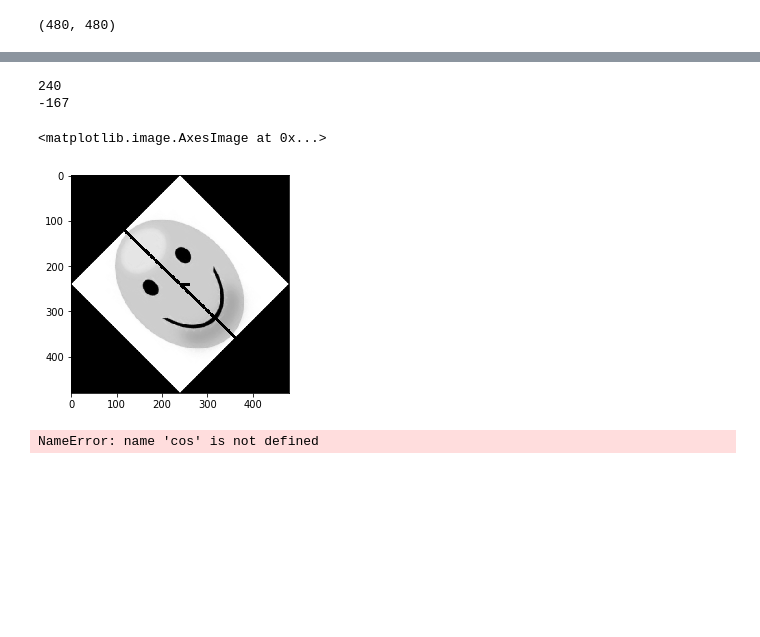
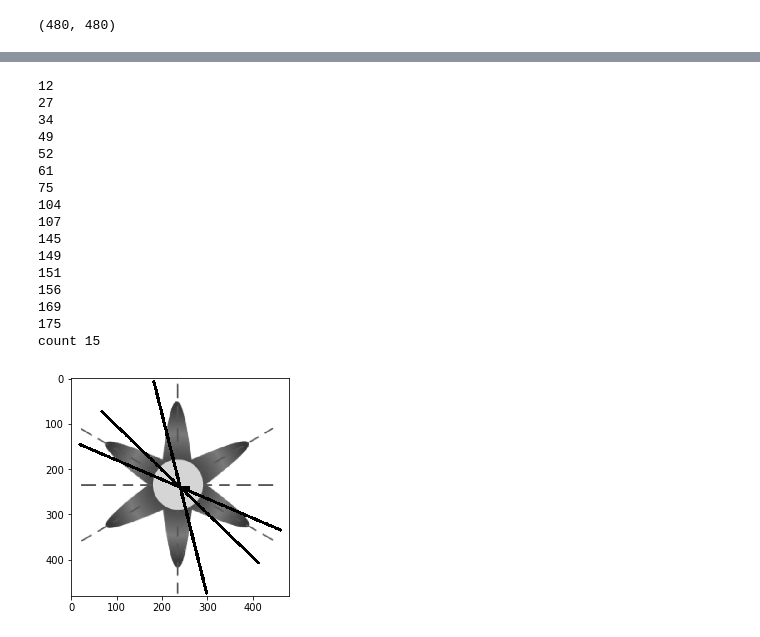
Before and after one commit to SachinG007/Sym_radon, a Jupyter notebook: jupyter_notebooks/Sym_Radon.ipynb, the cells around one changed output, grey strips where cells are left out. Drawn from its saved outputs; the diff is of its cells as text; code cells hidden in the pictures; blank space fills up the shorter version.

```diff
--- a/jupyter_notebooks/Sym_Radon.ipynb
+++ b/jupyter_notebooks/Sym_Radon.ipynb
@@ -11,9 +11,9 @@ import matplotlib.pyplot as plt
 import sewar
 %matplotlib inline
 # %%
-img = cv2.imread("../images/ball.png",0)
+img = cv2.imread("../images/bus.png",0)
 
-img = scipy.ndimage.rotate(img, 45)
+# img = scipy.ndimage.rotate(img, 30)
 imgo = np.copy(img)
 img = cv2.resize(img,(480,480))
 # img = np.ones((480,480), dtype='uint8')*255
@@ -29,7 +29,7 @@ plt.imshow(img, cmap='gray')
 # %%
 theta1 = np.linspace(0., 180., 180, endpoint=False)
 print(theta1)
-sinogram1 = radon(img, theta=theta1, circle=False)
+sinogram1 = radon(img, theta=theta1, circle=True)
 plt.imshow(sinogram1, cmap='gray')
 imsize = sinogram1.shape
 print(imsize)
@@ -88,20 +112,40 @@ print(min_idx)
+# %%
+count = 0
+d = np.zeros(30)
+for i in range(1,179):
+    if(diff_col[i] < diff_col[i-1] and diff_col[i] < diff_col[i+1] and diff_col[i]<diff_col[min_idx] *5):
+        print(i)
+        d[count]=i
+        count=count+1;
+print("count", count)
+# %% [output]
+12
+27
+34
+49
+52
+61
+75
+104
+107
+145
+149
+151
+156
+169
+175
+count 15
 # %%
 # img = cv2.imread("../images/ball90.png",0)
 img = np.copy(imgo)
 img = cv2.resize(img,(480,480))
-c0 = np.rint(240*np.cos((134/180)*3.14)).astype(int)
-s0 = np.rint(240*np.sin((134/180)*3.14)).astype(int)
-print(r0)
-print(c0)
-img = cv2.line(img,(240 + s0,240 - c0),(240 - s0,240 + c0),(0,0,0),5)
-img = cv2.line(img,(240,240),(260,240),(0,0,0),5)
-plt.imshow(img, cmap='gray')
+for i in range(count):
+    c0 = np.rint(240*np.cos(((180-d[i])/180)*3.14)).astype(int)
+    s0 = np.rint(240*np.sin(((180-d[i])/180)*3.14)).astype(int)
+#     print(s0)
+#     print(c0)
+    img = cv2.line(img,(240 + s0,240 - c0),(240 - s0,240 + c0),(0,0,0),5)
+    img = cv2.line(img,(240,240),(260,240),(0,0,0),5)
+    plt.imshow(img, cmap='gray')
 # %% [output]
-240
--167
-<matplotlib.image.AxesImage at 0x...>
-[figure, old version]
+[figure, new version]
-# %%
-cos(5)
-# %% [output]
-NameError: name 'cos' is not defined
```
Also changed, not shown: parts of 4 cells of this notebook.
